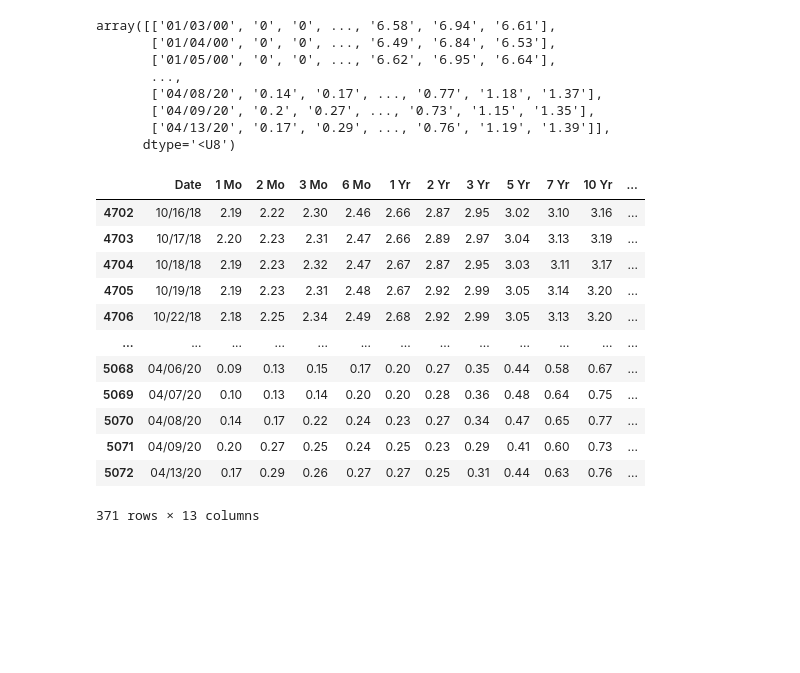
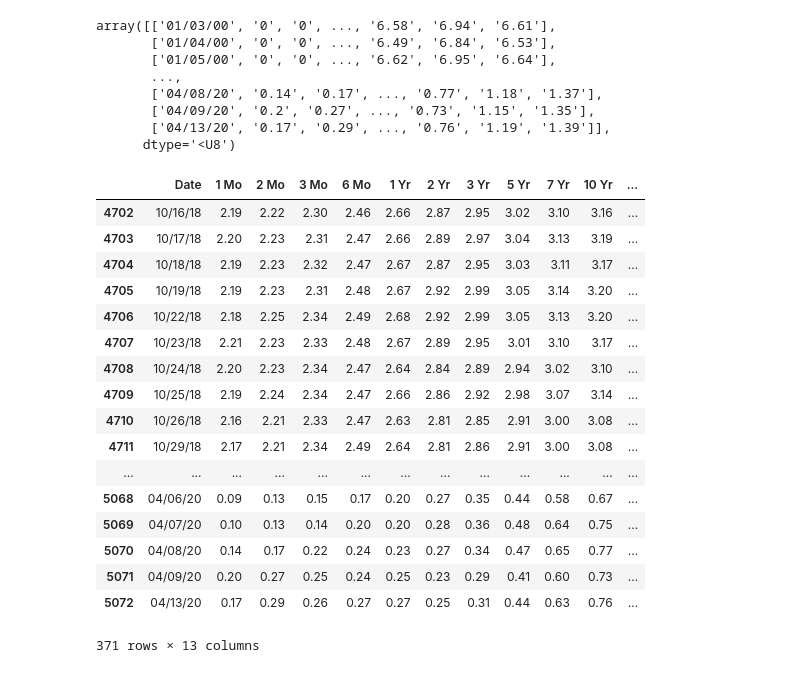
Before and after one commit to fjevtic46/cmse202-project, a Jupyter notebook: Project.ipynb, the cells around one changed output. Saved outputs shown, nothing was run; the diff lists cells and outputs as text; code cells hidden in the pictures; blank space fills up the shorter version.

```diff
--- a/Project.ipynb
+++ b/Project.ipynb
@@ -101,16 +121,21 @@ array([['01/03/00', '0', '0', ..., '6.58', '6.94', '6.61'],
        ['04/13/20', '0.17', '0.29', ..., '0.76', '1.19', '1.39']],
       dtype='<U8')
 # %%
-yield_curve_2 = pd.read_csv('yeild_curve_data - Sheet1 (1).csv')
+yield_curve_1 = pd.read_csv('yeild_curve_data - Sheet1 (1).csv')
 yield_curve_2 = yield_curve_2.dropna()
 yield_curve_2
 # %% [output]
 |  | Date | 1 Mo | 2 Mo | 3 Mo | 6 Mo | 1 Yr | 2 Yr | 3 Yr | 5 Yr | 7 Yr | 10 Yr | ... |
 | 4702 | 10/16/18 | 2.19 | 2.22 | 2.30 | 2.46 | 2.66 | 2.87 | 2.95 | 3.02 | 3.10 | 3.16 | ... |
 | 4703 | 10/17/18 | 2.20 | 2.23 | 2.31 | 2.47 | 2.66 | 2.89 | 2.97 | 3.04 | 3.13 | 3.19 | ... |
 | 4704 | 10/18/18 | 2.19 | 2.23 | 2.32 | 2.47 | 2.67 | 2.87 | 2.95 | 3.03 | 3.11 | 3.17 | ... |
 | 4705 | 10/19/18 | 2.19 | 2.23 | 2.31 | 2.48 | 2.67 | 2.92 | 2.99 | 3.05 | 3.14 | 3.20 | ... |
 | 4706 | 10/22/18 | 2.18 | 2.25 | 2.34 | 2.49 | 2.68 | 2.92 | 2.99 | 3.05 | 3.13 | 3.20 | ... |
+| 4707 | 10/23/18 | 2.21 | 2.23 | 2.33 | 2.48 | 2.67 | 2.89 | 2.95 | 3.01 | 3.10 | 3.17 | ... |
+| 4708 | 10/24/18 | 2.20 | 2.23 | 2.34 | 2.47 | 2.64 | 2.84 | 2.89 | 2.94 | 3.02 | 3.10 | ... |
+| 4709 | 10/25/18 | 2.19 | 2.24 | 2.34 | 2.47 | 2.66 | 2.86 | 2.92 | 2.98 | 3.07 | 3.14 | ... |
+| 4710 | 10/26/18 | 2.16 | 2.21 | 2.33 | 2.47 | 2.63 | 2.81 | 2.85 | 2.91 | 3.00 | 3.08 | ... |
+| 4711 | 10/29/18 | 2.17 | 2.21 | 2.34 | 2.49 | 2.64 | 2.81 | 2.86 | 2.91 | 3.00 | 3.08 | ... |
 | ... | ... | ... | ... | ... | ... | ... | ... | ... | ... | ... | ... | ... |
 | 5068 | 04/06/20 | 0.09 | 0.13 | 0.15 | 0.17 | 0.20 | 0.27 | 0.35 | 0.44 | 0.58 | 0.67 | ... |
 | 5069 | 04/07/20 | 0.10 | 0.13 | 0.14 | 0.20 | 0.20 | 0.28 | 0.36 | 0.48 | 0.64 | 0.75 | ... |
```
Also changed, not shown: parts of 9 cells of this notebook.
